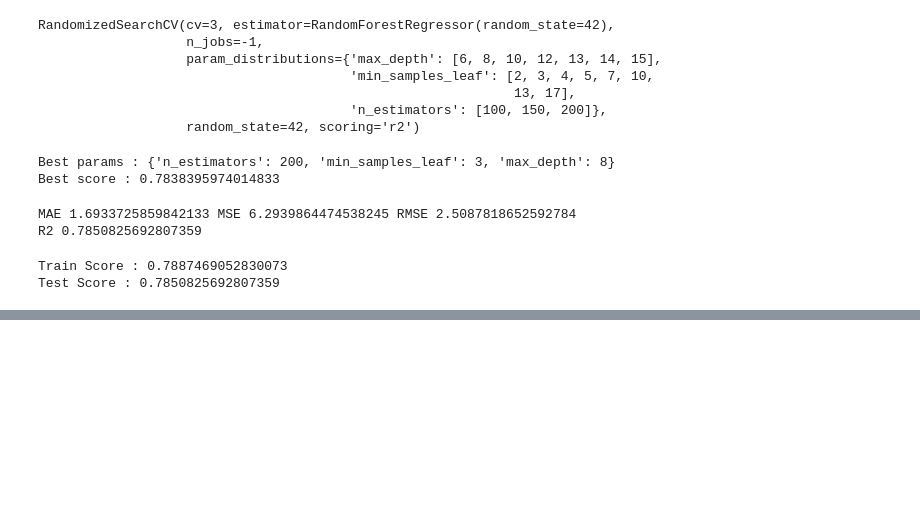
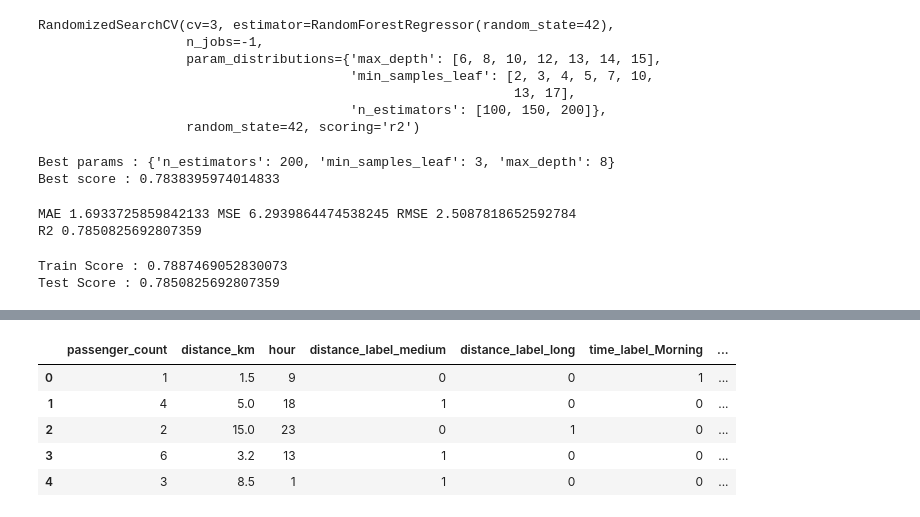
Before and after one commit to yeshwantkalidindi2009-lab/uber-fare-price-prediction, a Jupyter notebook: uber-fare-prediction_Yeshwant.ipynb, the cells around one changed output, grey strips where cells are left out. Drawn from its saved outputs; the diff is of its cells as text; code cells hidden in the pictures; blank space fills up the shorter version.

```diff
--- a/uber-fare-prediction_Yeshwant.ipynb
+++ b/uber-fare-prediction_Yeshwant.ipynb
@@ -481,0 +536,20 @@ Test Score : 0.7850825692807359
+# %%
+#Make predictions for New data(Sample data got from using claude)
+new_data=pd.DataFrame({'passenger_count':[1,  4,  2,  6,  3],
+                            'distance_km':[1.5, 5.0, 15.0, 3.2, 8.5],
+                            'hour':[9,  18, 23,  13,  1],
+                            'distance_label_medium':[0,  1,  0,   1,   1],
+                            'distance_label_long':[0,  0,  1,   0,   0],
+                            'time_label_Morning':[1,  0,  0,   0,   0],
+                            'time_label_Afternoon':[0,  0,  0,   1,   0],
+                            'time_label_Evening':[0,  1,  0,   0,   0]})
+new_data_scaled=scaler.transform(new_data)
+new_data['predicted_fare_amount']=tuned_rf.predict(new_data_scaled)
+new_data
+# %% [output]
+|  | passenger_count | distance_km | hour | distance_label_medium | distance_label_long | time_label_Morning | ... |
+| 0 | 1 | 1.5 | 9 | 0 | 0 | 1 | ... |
+| 1 | 4 | 5.0 | 18 | 1 | 0 | 0 | ... |
+| 2 | 2 | 15.0 | 23 | 0 | 1 | 0 | ... |
+| 3 | 6 | 3.2 | 13 | 1 | 0 | 0 | ... |
+| 4 | 3 | 8.5 | 1 | 1 | 0 | 0 | ... |
```
Also changed, not shown: parts of 11 cells of this notebook.
